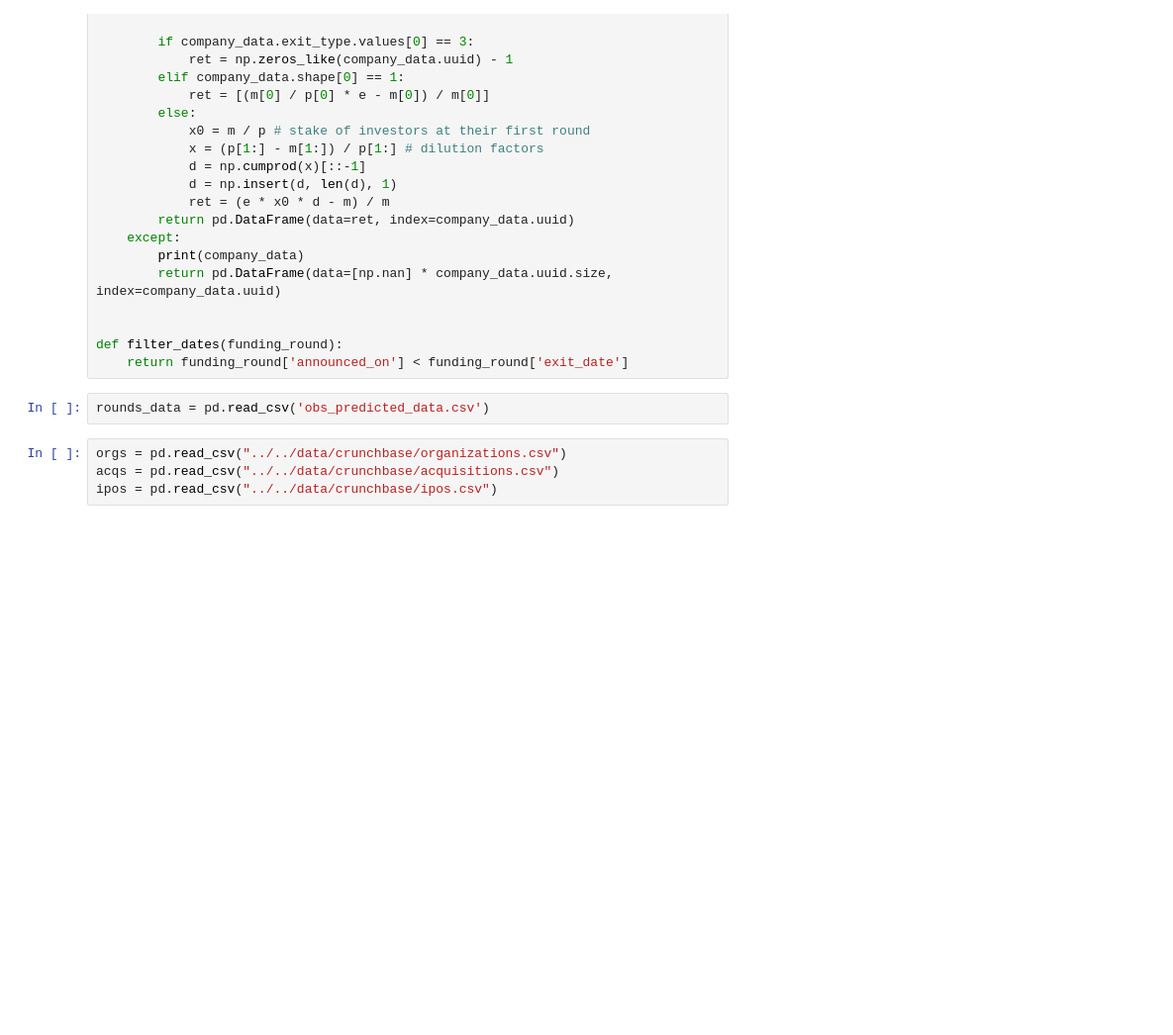
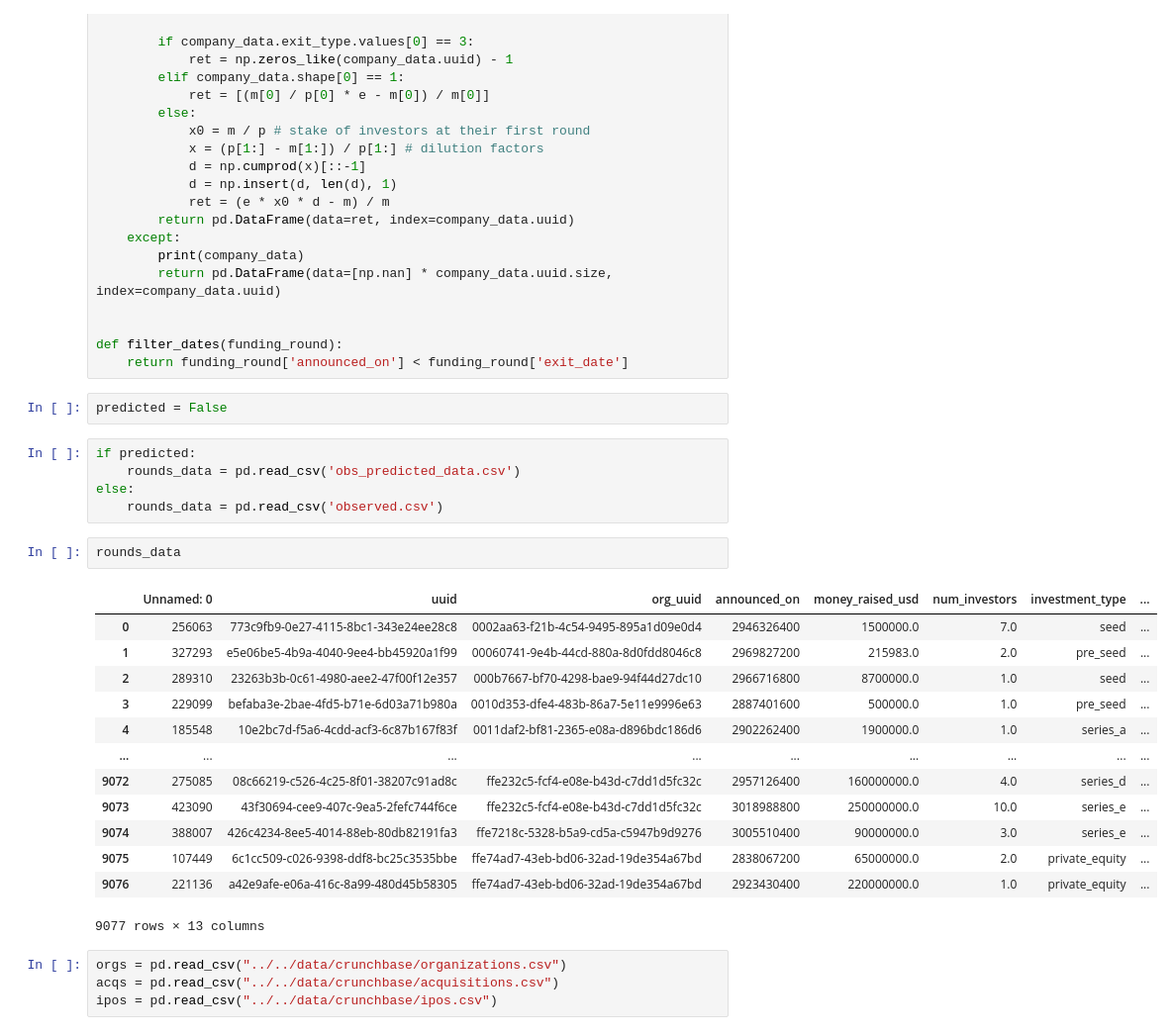
Before and after one commit to technometrics-lab/17-Venture-Capital-Risk-and-Return, a Jupyter notebook: src/notebooks/compute_returns.ipynb, the cells around one changed output. Shown: that part at 99% size. Cells and saved outputs as stored; diff of their text form; blank space fills up the shorter version.

```diff
--- a/src/notebooks/compute_returns.ipynb
+++ b/src/notebooks/compute_returns.ipynb
@@ -28,8 +28,29 @@ def process_company(company_data):
 
 def filter_dates(funding_round):
     return funding_round['announced_on'] < funding_round['exit_date']
-# %%
-rounds_data = pd.read_csv('obs_predicted_data.csv')
+# %%
+predicted = False
+# %%
+if predicted:
+    rounds_data = pd.read_csv('obs_predicted_data.csv')
+else:
+    rounds_data = pd.read_csv('observed.csv')
+# %%
+rounds_data
+# %% [output]
+|  | Unnamed: 0 | uuid | org_uuid | announced_on | money_raised_usd | num_investors | investment_type | ... |
+| 0 | 256063 | 773c9fb9-0e27-4115-8bc1-343e24ee28c8 | 0002aa63-f21b-4c54-9495-895a1d09e0d4 | 2946326400 | 1500000.0 | 7.0 | seed | ... |
+| 1 | 327293 | e5e06be5-4b9a-4040-9ee4-bb45920a1f99 | 00060741-9e4b-44cd-880a-8d0fdd8046c8 | 2969827200 | 215983.0 | 2.0 | pre_seed | ... |
+| 2 | 289310 | 23263b3b-0c61-4980-aee2-47f00f12e357 | 000b7667-bf70-4298-bae9-94f44d27dc10 | 2966716800 | 8700000.0 | 1.0 | seed | ... |
+| 3 | 229099 | befaba3e-2bae-4fd5-b71e-6d03a71b980a | 0010d353-dfe4-483b-86a7-5e11e9996e63 | 2887401600 | 500000.0 | 1.0 | pre_seed | ... |
+| 4 | 185548 | 10e2bc7d-f5a6-4cdd-acf3-6c87b167f83f | 0011daf2-bf81-2365-e08a-d896bdc186d6 | 2902262400 | 1900000.0 | 1.0 | series_a | ... |
+| ... | ... | ... | ... | ... | ... | ... | ... | ... |
+| 9072 | 275085 | 08c66219-c526-4c25-8f01-38207c91ad8c | ffe232c5-fcf4-e08e-b43d-c7dd1d5fc32c | 2957126400 | 160000000.0 | 4.0 | series_d | ... |
+| 9073 | 423090 | 43f30694-cee9-407c-9ea5-2fefc744f6ce | ffe232c5-fcf4-e08e-b43d-c7dd1d5fc32c | 3018988800 | 250000000.0 | 10.0 | series_e | ... |
+| 9074 | 388007 | 426c4234-8ee5-4014-88eb-80db82191fa3 | ffe7218c-5328-b5a9-cd5a-c5947b9d9276 | 3005510400 | 90000000.0 | 3.0 | series_e | ... |
+| 9075 | 107449 | 6c1cc509-c026-9398-ddf8-bc25c3535bbe | ffe74ad7-43eb-bd06-32ad-19de354a67bd | 2838067200 | 65000000.0 | 2.0 | private_equity | ... |
+| 9076 | 221136 | a42e9afe-e06a-416c-8a99-480d45b58305 | ffe74ad7-43eb-bd06-32ad-19de354a67bd | 2923430400 | 220000000.0 | 1.0 | private_equity | ... |
+9077 rows × 13 columns
 # %%
 orgs = pd.read_csv("../../data/crunchbase/organizations.csv")
 acqs = pd.read_csv("../../data/crunchbase/acquisitions.csv")
```
Also changed, not shown: parts of 7 cells of this notebook, 11 other files.
